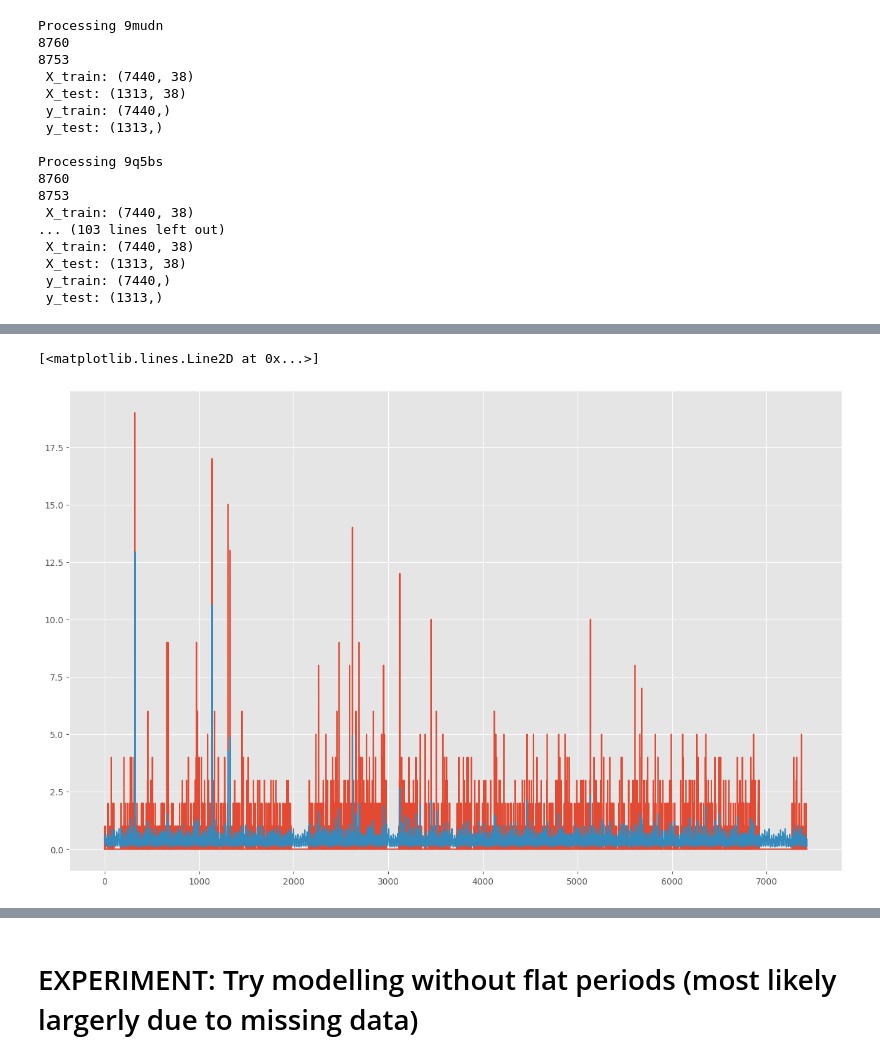
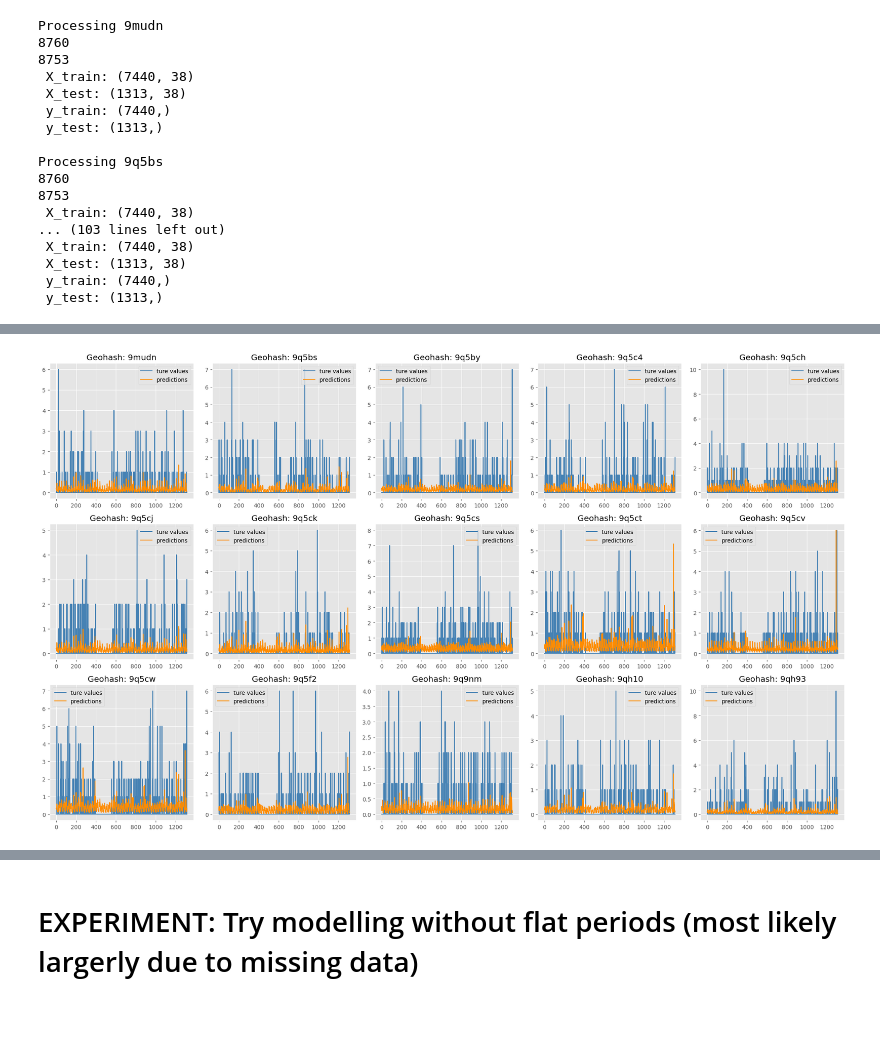
Before and after one commit to hrapek/mbml-us-accidents, a Jupyter notebook: ca_poisson_regression.ipynb, the cells around one changed output, grey strips where cells are left out. Cells and saved outputs as stored; diff of their text form; code cells hidden in the pictures; blank space fills up the shorter version.

Commit message:
Added final plots

```diff
--- a/ca_poisson_regression.ipynb
+++ b/ca_poisson_regression.ipynb
@@ -427,7 +420,7 @@ for hash in hash_df_dict.keys():
 
     # Save to dict
     results[hash]['samples'] = samples
-    results[hash]['preds'] = samples
+    results[hash]['preds'] = preds
     results[hash]['errors'] = [corr, mae, rae, rmse, r2]
 # %% [output]
 Training 9mudn
@@ -502,11 +442,0 @@ samples = predictive(X_train_torch, y_train_torch)
-# %%
-alpha_samples = samples["alpha"].detach().numpy()
-beta_samples = samples["beta"].detach().numpy()
-
-y_hat = np.mean(np.exp(alpha_samples.T + np.dot(X_test, beta_samples[:,0].T)), axis=1)
-
-preds = y_hat
-
-corr, mae, rae, rmse, r2 = compute_error(y_test, preds)
-
-print("CorrCoef: %.3f\nMAE: %.3f\nRMSE: %.3f\nR2: %.3f" % (corr, mae, rmse, r2))
@@ -539,7 +443,36 @@ plt.hist(y_test - np.round(preds, decimals=0))
-# %%
-y_hat_train = np.mean(np.exp(alpha_samples.T + np.dot(X_train, beta_samples[:,0].T)), axis=1)
-plt.plot(y_train)
-plt.plot(y_hat_train)
-# %% [output]
-[<matplotlib.lines.Line2D at 0x...>]
-[figure, removed]
+# %%
+# Number of rows and columns for the subplot grid
+rows = 3
+cols = 5
+
+# Create a figure and a set of subplots
+fig, axs = plt.subplots(rows, cols, figsize=(20, 12))
+
+# Flatten the 2D array of axes to 1D for easy iteration
+axs = axs.flatten()
+
+# Iterate over the hashes and corresponding axes
+for i, hash in enumerate(hash_df_dict.keys()):
+    ax = axs[i]
+
+    # Extract y_test and preds for the current hash
+    y_test_hash = y_test_dict[hash]
+    preds = results[hash]['preds']
+
+    # Plot y_test and preds
+    ax.plot(y_test_hash, label='ture values', color='steelblue')
+    ax.plot(preds, label='predictions', color='darkorange')
+
+    # Set the title for the subplot
+    ax.set_title(f'Geohash: {hash}')
+
+    # Optionally add a legend
+    ax.legend()
+
+# Adjust layout to prevent overlap
+plt.tight_layout()
+
+# Show the plot
+plt.show()
+# %% [output]
+[figure, added]
```
Also changed, not shown: parts of 15 cells of this notebook.
